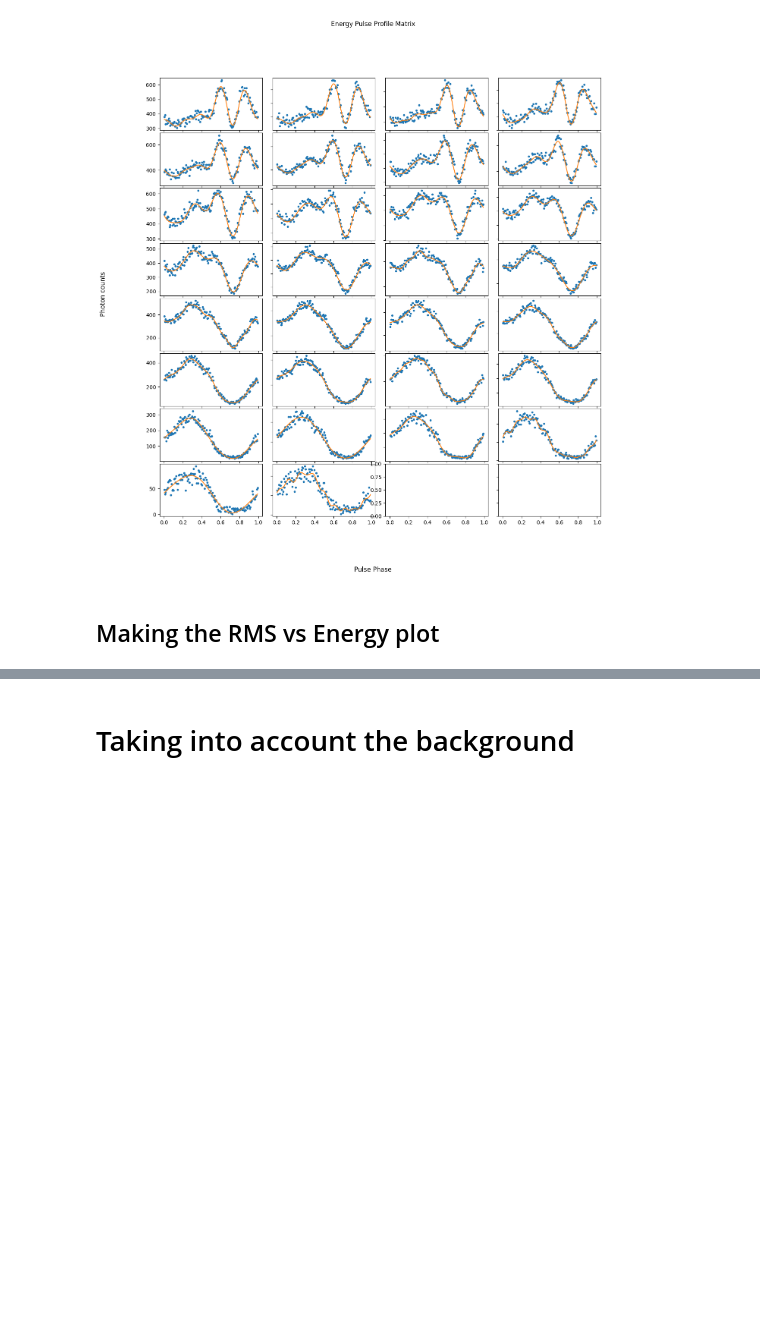
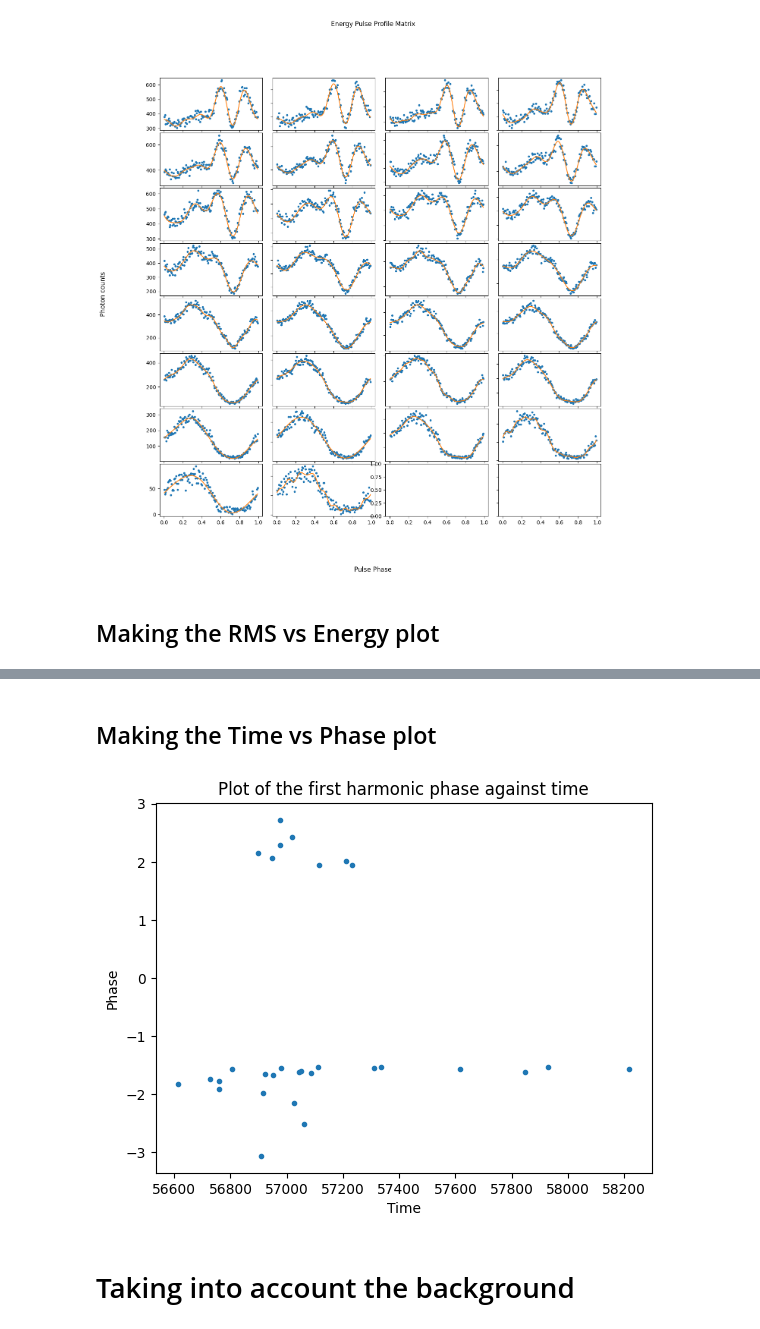
Before and after one commit to SamMerc/APLI, a Jupyter notebook: notebooks/DayM.ipynb, the cells around one changed output, grey strips where cells are left out. Saved outputs shown, nothing was run; the diff lists cells and outputs as text; code cells hidden in the pictures; blank space fills up the shorter version.

```diff
--- a/notebooks/DayM.ipynb
+++ b/notebooks/DayM.ipynb
@@ -207,7 +201,7 @@ reload(IF)
 
 energy_orders, energy_model_phases, energy_counts, energy_phasefold_time=IF.pulse_profile_matrix(energy_time_segments, ref_time,
                                                             pulse_freq, E_title, segs_to_use,
-                                                             E_dt, E_conf, E_account_errs, save)
+                                                             E_dt, E_conf, E_account_errs, E_save, save_path)
 # %% [output]
 Warning: Did not find an order that satisfies the confidence level, failsafe system implements: 5 with SF= 0.07575587013929357
 5
@@ -265,4 +258,11 @@ Text(0.5, 1.0, 'Plot of the RMS against Energy')
 [figure]
+# %% [markdown]
+## Making the Time vs Phase plot
+# %%
+reload(IF)
+IF.plot_time_vs_phase(energy_time_segments, energy_model_phases, E_save, save_path)
+# %% [output]
+[figure, added]
 # %% [markdown]
 # Taking into account the background
 # %% [markdown]
```
Also changed, not shown: parts of 8 cells of this notebook, 1 other file.
